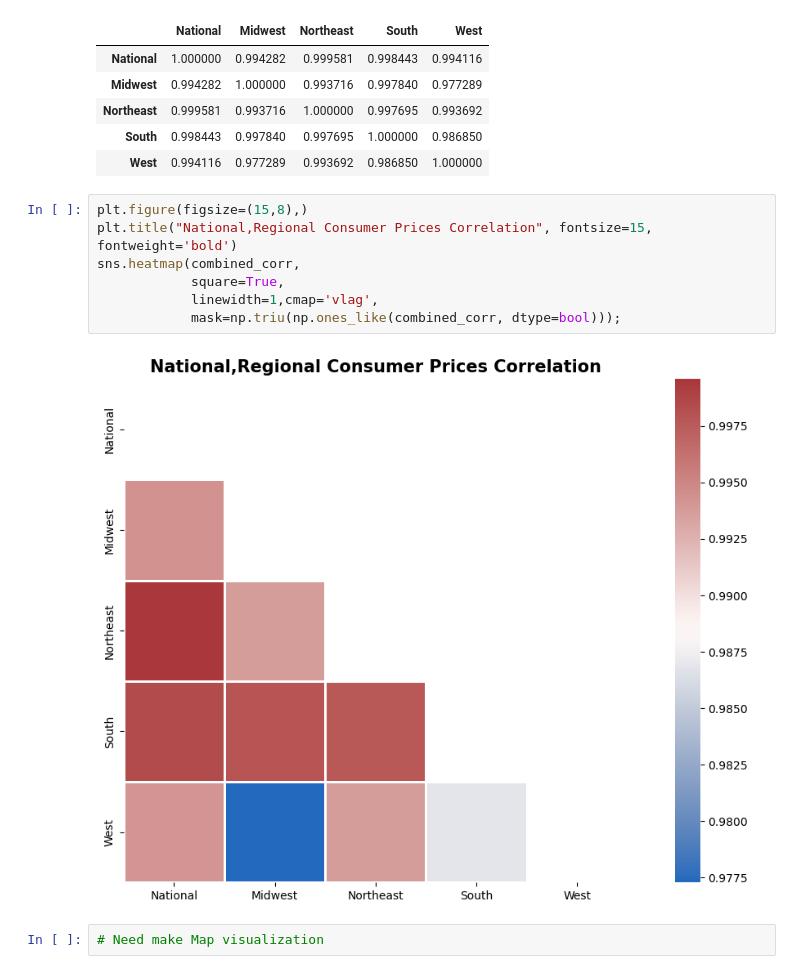
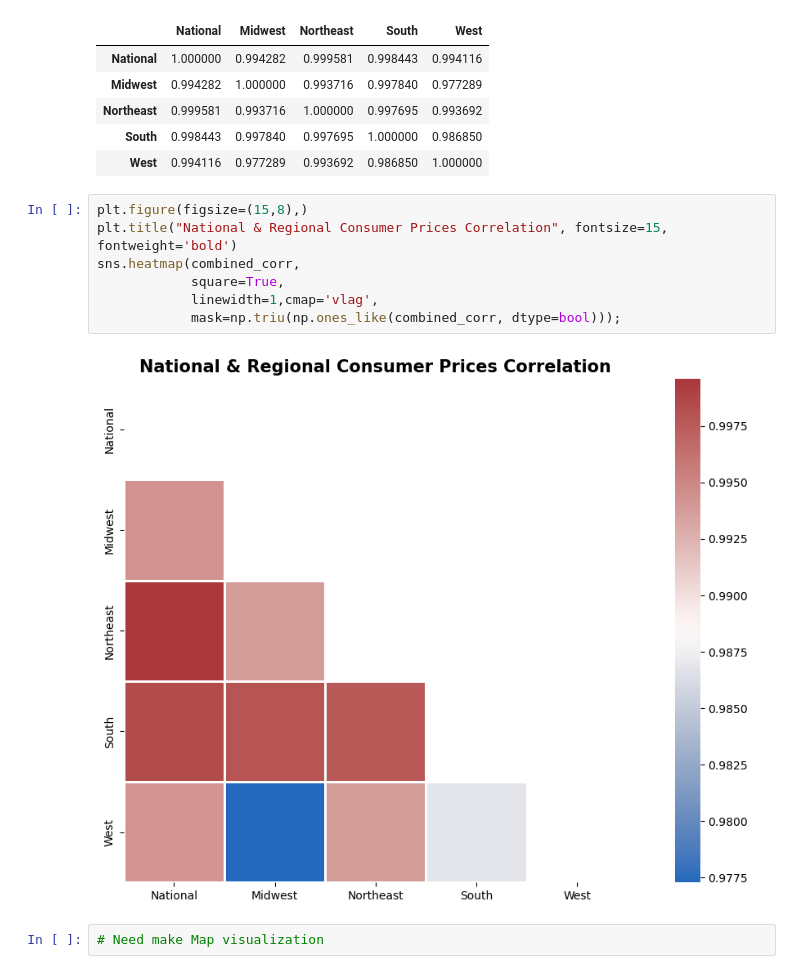
Before and after one commit to SZun/Real-Impact-of-Inflation, a Jupyter notebook: Real-Impact-Of-Inflation.ipynb, the cells around one changed output. Cells and saved outputs as stored; diff of their text form.

```diff
--- a/Real-Impact-Of-Inflation.ipynb
+++ b/Real-Impact-Of-Inflation.ipynb
@@ -311,13 +311,13 @@ combined_corr
 | West | 0.994116 | 0.977289 | 0.993692 | 0.986850 | 1.000000 |
 # %%
 plt.figure(figsize=(15,8),)
-plt.title("National,Regional Consumer Prices Correlation", fontsize=15, fontweight='bold')
+plt.title("National & Regional Consumer Prices Correlation", fontsize=15, fontweight='bold')
 sns.heatmap(combined_corr,
             square=True,
             linewidth=1,cmap='vlag',
             mask=np.triu(np.ones_like(combined_corr, dtype=bool)));
 # %% [output]
-[figure, old version]
+[figure, new version]
 # %%
 # Need make Map visualization
 # %%
```
Also changed, not shown: parts of 5 cells of this notebook.
